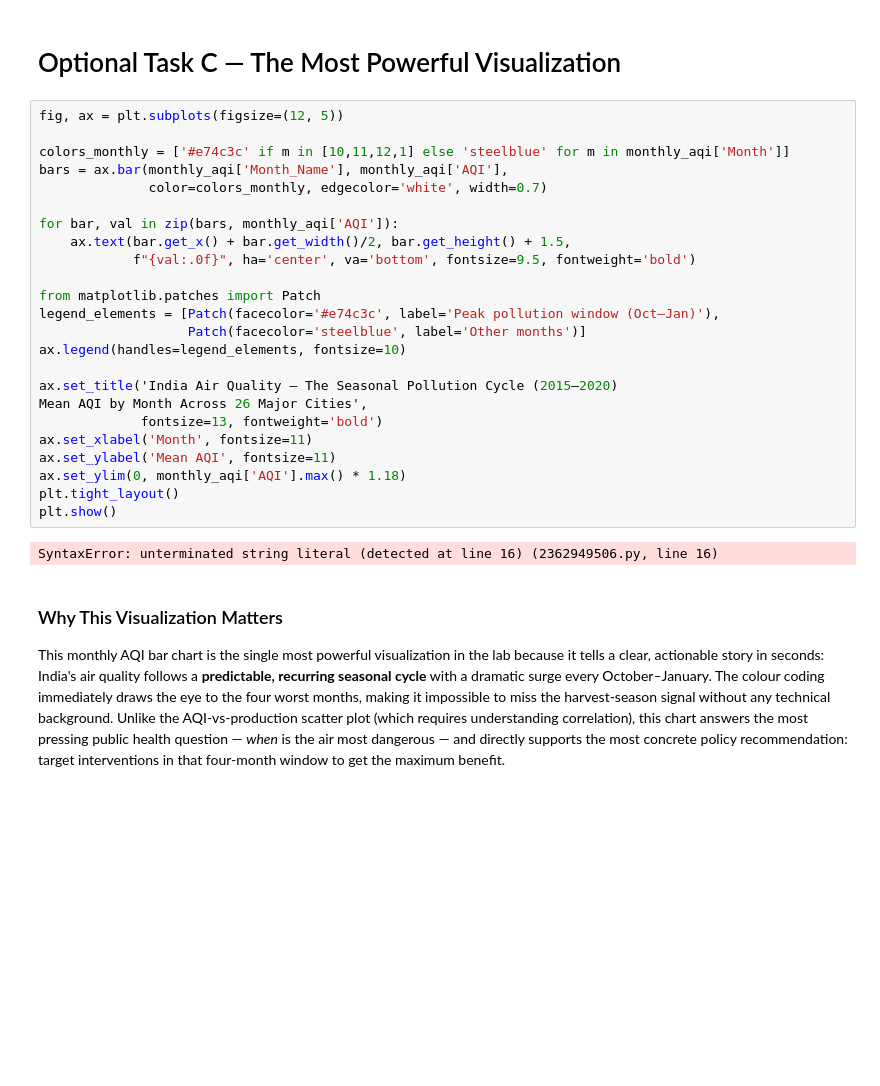
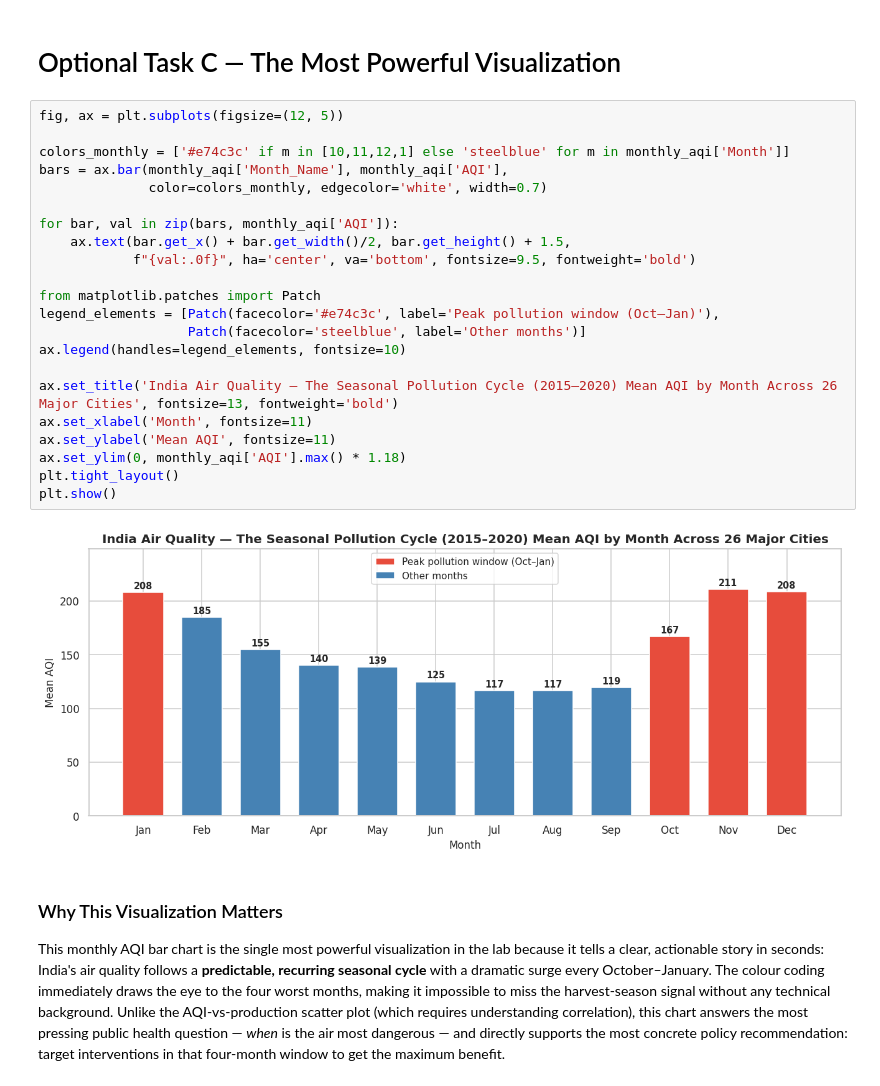
Before and after one commit to ArdenDiago/ML-Lab, a Jupyter notebook: lab/lab1/lab2b/ardendiago_2547112:Lab2.ipynb, the cells around one changed output. Cells and saved outputs as stored; diff of their text form; blank space fills up the shorter version.

```diff
--- a/lab/lab1/lab2b/ardendiago_2547112:Lab2.ipynb
+++ b/lab/lab1/lab2b/ardendiago_2547112:Lab2.ipynb
@@ -436,29 +436,27 @@ A properly controlled study (normalising by farmland area, isolating agricultura
 # %%
 fig, ax = plt.subplots(figsize=(12, 5))
 
 colors_monthly = ['#e74c3c' if m in [10,11,12,1] else 'steelblue' for m in monthly_aqi['Month']]
 bars = ax.bar(monthly_aqi['Month_Name'], monthly_aqi['AQI'],
               color=colors_monthly, edgecolor='white', width=0.7)
 
 for bar, val in zip(bars, monthly_aqi['AQI']):
     ax.text(bar.get_x() + bar.get_width()/2, bar.get_height() + 1.5,
             f"{val:.0f}", ha='center', va='bottom', fontsize=9.5, fontweight='bold')
 
 from matplotlib.patches import Patch
 legend_elements = [Patch(facecolor='#e74c3c', label='Peak pollution window (Oct–Jan)'),
                    Patch(facecolor='steelblue', label='Other months')]
 ax.legend(handles=legend_elements, fontsize=10)
 
-ax.set_title('India Air Quality — The Seasonal Pollution Cycle (2015–2020)
-Mean AQI by Month Across 26 Major Cities',
-             fontsize=13, fontweight='bold')
+ax.set_title('India Air Quality — The Seasonal Pollution Cycle (2015–2020) Mean AQI by Month Across 26 Major Cities', fontsize=13, fontweight='bold')
 ax.set_xlabel('Month', fontsize=11)
 ax.set_ylabel('Mean AQI', fontsize=11)
 ax.set_ylim(0, monthly_aqi['AQI'].max() * 1.18)
 plt.tight_layout()
 plt.show()
 # %% [output]
-SyntaxError: unterminated string literal (detected at line 16) (2362949506.py, line 16)
+[figure, added]
 # %% [markdown]
 ### Why This Visualization Matters
 
```
Also changed, not shown: parts of 2 cells of this notebook, 4 other files.
